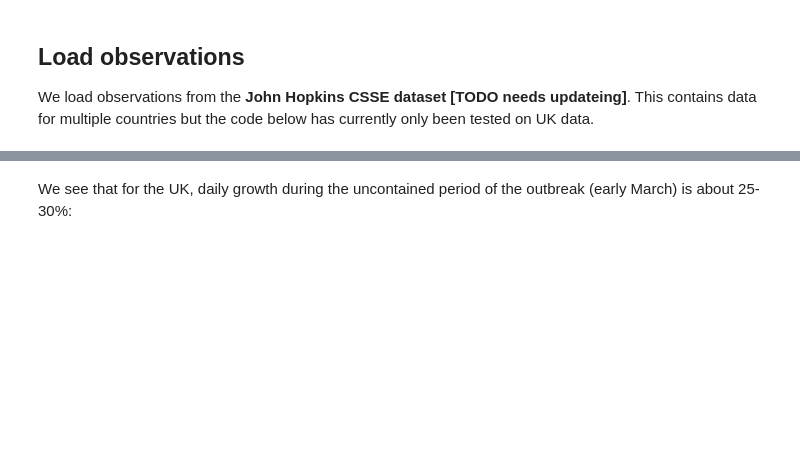
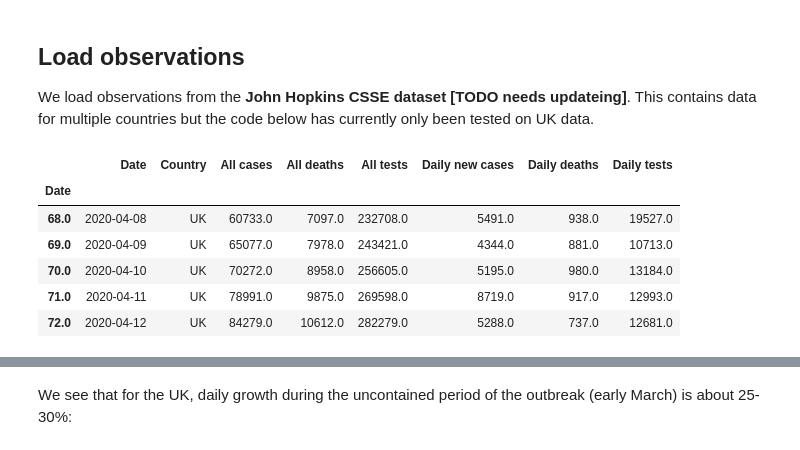
Before and after one commit to Sen-R/covid-19-modelling, a Jupyter notebook: Covid-19 SEIR Model.ipynb, the cells around one changed output, grey strips where cells are left out. Saved outputs shown, nothing was run; the diff lists cells and outputs as text; code cells hidden in the pictures; blank space fills up the shorter version.

```diff
--- a/Covid-19 SEIR Model.ipynb
+++ b/Covid-19 SEIR Model.ipynb
@@ -83,6 +83,16 @@ sns.set(style='whitegrid', palette='deep')
 ## Load observations
 
 We load observations from the **John Hopkins CSSE dataset [TODO needs updateing]**. This contains data for multiple countries but the code below has currently only been tested on UK data.
+# %%
+ts.tail()
+# %% [output]
+|  | Date | Country | All cases | All deaths | All tests | Daily new cases | Daily deaths | Daily tests |
+| Date |  |  |  |  |  |  |  |  |
+| 68.0 | 2020-04-08 | UK | 60733.0 | 7097.0 | 232708.0 | 5491.0 | 938.0 | 19527.0 |
+| 69.0 | 2020-04-09 | UK | 65077.0 | 7978.0 | 243421.0 | 4344.0 | 881.0 | 10713.0 |
+| 70.0 | 2020-04-10 | UK | 70272.0 | 8958.0 | 256605.0 | 5195.0 | 980.0 | 13184.0 |
+| 71.0 | 2020-04-11 | UK | 78991.0 | 9875.0 | 269598.0 | 8719.0 | 917.0 | 12993.0 |
+| 72.0 | 2020-04-12 | UK | 84279.0 | 10612.0 | 282279.0 | 5288.0 | 737.0 | 12681.0 |
 # %%
 ts = load_uk_data()
 ts = ts[ts.Country == 'UK'].reset_index(drop=True)
```
Also changed, not shown: parts of 10 cells of this notebook, 6 other files.
